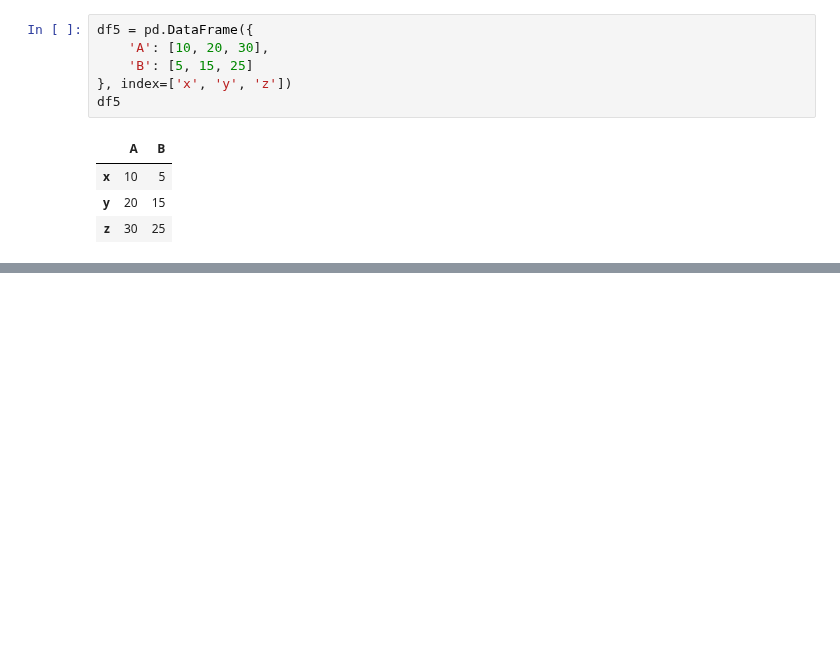
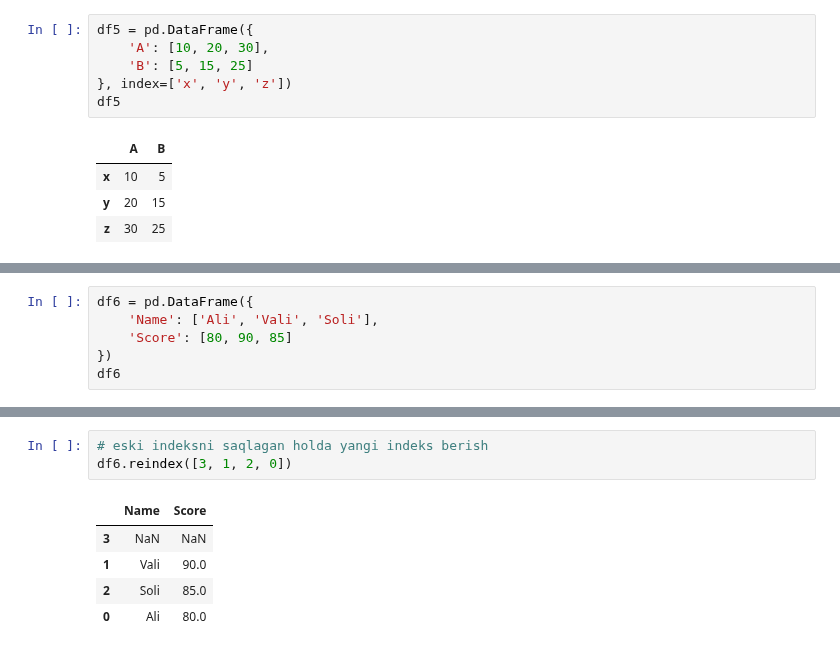
Before and after one commit to izzat-ai/learning-ai, a Jupyter notebook: pandas/dec_17_practice_all.ipynb, the cells around one changed output, grey strips where cells are left out. Drawn from its saved outputs; the diff is of its cells as text; blank space fills up the shorter version.

```diff
--- a/pandas/dec_17_practice_all.ipynb
+++ b/pandas/dec_17_practice_all.ipynb
@@ -112,0 +130,6 @@ df5
+# %%
+df6 = pd.DataFrame({
+    'Name': ['Ali', 'Vali', 'Soli'],
+    'Score': [80, 90, 85]
+})
+df6
@@ -112,0 +149,9 @@ df5
+# %%
+# eski indeksni saqlagan holda yangi indeks berish
+df6.reindex([3, 1, 2, 0])
+# %% [output]
+|  | Name | Score |
+| 3 | NaN | NaN |
+| 1 | Vali | 90.0 |
+| 2 | Soli | 85.0 |
+| 0 | Ali | 80.0 |
```
Also changed, not shown: parts of 38 cells of this notebook.
